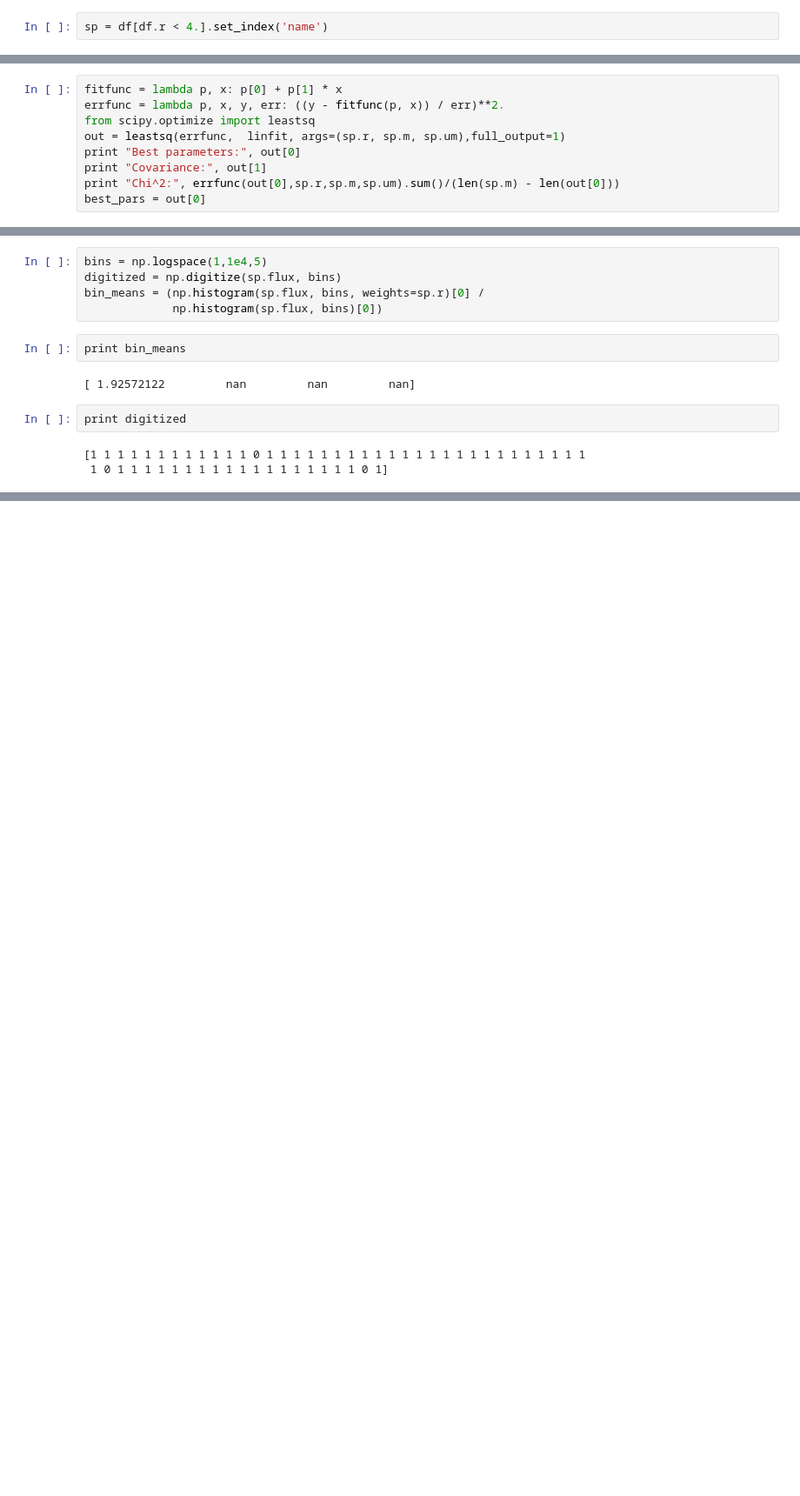
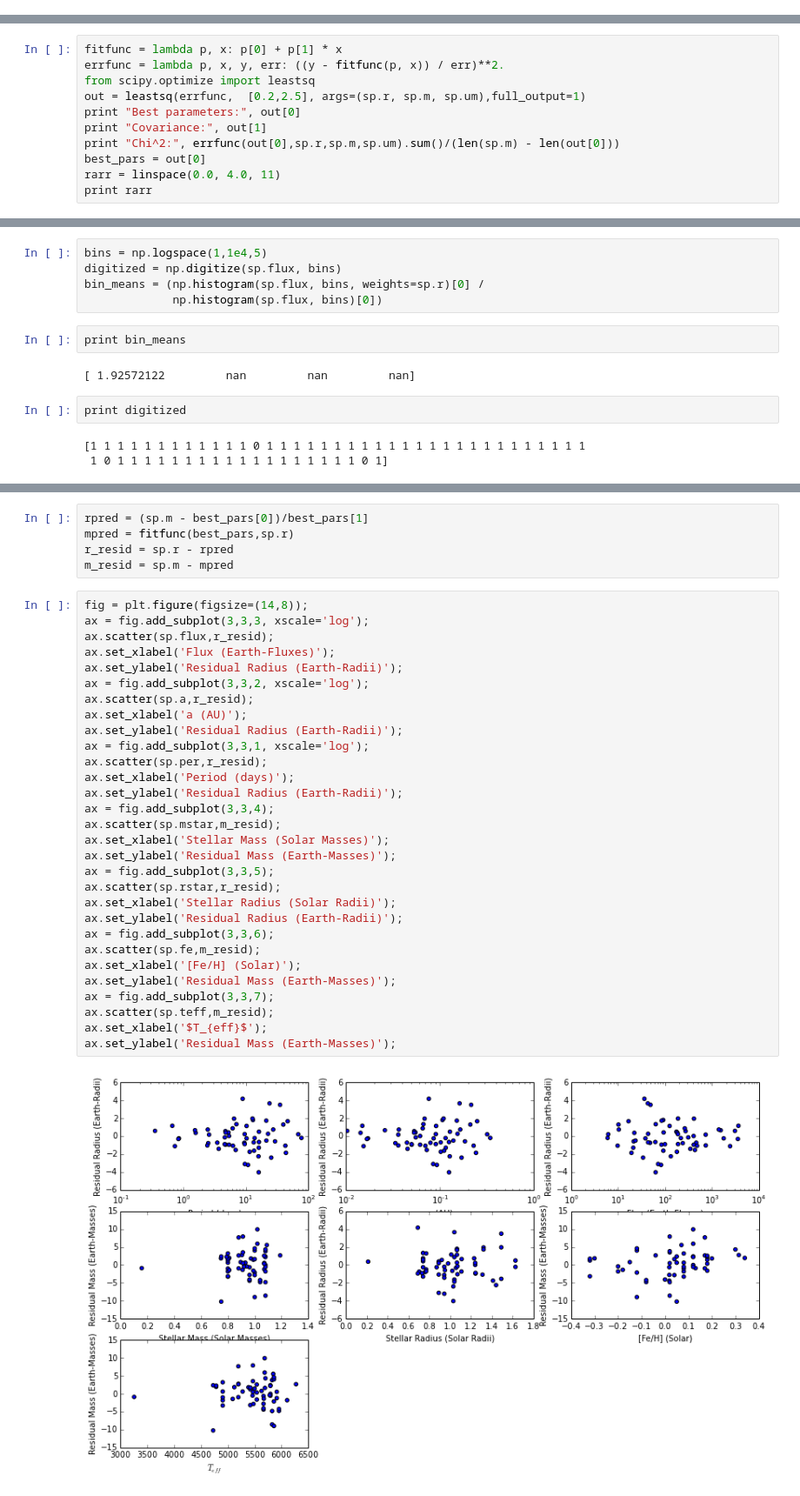
Before and after one commit to sealauren/mrf, a Jupyter notebook: write_exoplanet_table.ipynb, the cells around one changed output, grey strips where cells are left out. Shown at 87% size. Saved outputs shown, nothing was run; the diff lists cells and outputs as text; blank space fills up the shorter version.

Commit message:
Looking at M-R residuals and their correlations with other parameters.

```diff
--- a/write_exoplanet_table.ipynb
+++ b/write_exoplanet_table.ipynb
@@ -42,5 +42,3 @@ df['urho'] = df.udensity
 df.columns
 # %% [output]
 Index([u'name', u'mass', u'massupper', u'masslower', u'umass', u'r', u'rupper', u'rlower', u'ur', u'density', u'densityupper', u'densitylower', u'udensity', u'a', u'aupper', u'alower', u'ua', u'per',  ...
-# %%
-sp = df[df.r < 4.].set_index('name')
@@ -229,9 +222,11 @@ sp.loc[:,['m','r','orbref']]
 fitfunc = lambda p, x: p[0] + p[1] * x
 errfunc = lambda p, x, y, err: ((y - fitfunc(p, x)) / err)**2.
 from scipy.optimize import leastsq
-out = leastsq(errfunc,  linfit, args=(sp.r, sp.m, sp.um),full_output=1)
+out = leastsq(errfunc,  [0.2,2.5], args=(sp.r, sp.m, sp.um),full_output=1)
 print "Best parameters:", out[0]
 print "Covariance:", out[1]
 print "Chi^2:", errfunc(out[0],sp.r,sp.m,sp.um).sum()/(len(sp.m) - len(out[0]))
 best_pars = out[0]
+rarr = linspace(0.0, 4.0, 11)
+print rarr
 # %% [output]
@@ -380,0 +382,37 @@ print digitized
+# %%
+rpred = (sp.m - best_pars[0])/best_pars[1]
+mpred = fitfunc(best_pars,sp.r)
+r_resid = sp.r - rpred
+m_resid = sp.m - mpred
+# %%
+fig = plt.figure(figsize=(14,8));
+ax = fig.add_subplot(3,3,3, xscale='log');
+ax.scatter(sp.flux,r_resid);
+ax.set_xlabel('Flux (Earth-Fluxes)');
+ax.set_ylabel('Residual Radius (Earth-Radii)');
+ax = fig.add_subplot(3,3,2, xscale='log');
+ax.scatter(sp.a,r_resid);
+ax.set_xlabel('a (AU)');
+ax.set_ylabel('Residual Radius (Earth-Radii)');
+ax = fig.add_subplot(3,3,1, xscale='log');
+ax.scatter(sp.per,r_resid);
+ax.set_xlabel('Period (days)');
+ax.set_ylabel('Residual Radius (Earth-Radii)');
+ax = fig.add_subplot(3,3,4);
+ax.scatter(sp.mstar,m_resid);
+ax.set_xlabel('Stellar Mass (Solar Masses)');
+ax.set_ylabel('Residual Mass (Earth-Masses)');
+ax = fig.add_subplot(3,3,5);
+ax.scatter(sp.rstar,r_resid);
+ax.set_xlabel('Stellar Radius (Solar Radii)');
+ax.set_ylabel('Residual Radius (Earth-Radii)');
+ax = fig.add_subplot(3,3,6);
+ax.scatter(sp.fe,m_resid);
+ax.set_xlabel('[Fe/H] (Solar)');
+ax.set_ylabel('Residual Mass (Earth-Masses)');
+ax = fig.add_subplot(3,3,7);
+ax.scatter(sp.teff,m_resid);
+ax.set_xlabel('$T_{eff}$');
+ax.set_ylabel('Residual Mass (Earth-Masses)');
+# %% [output]
+[figure, added]
```
Also changed, not shown: parts of 8 cells of this notebook, 4 other files.
